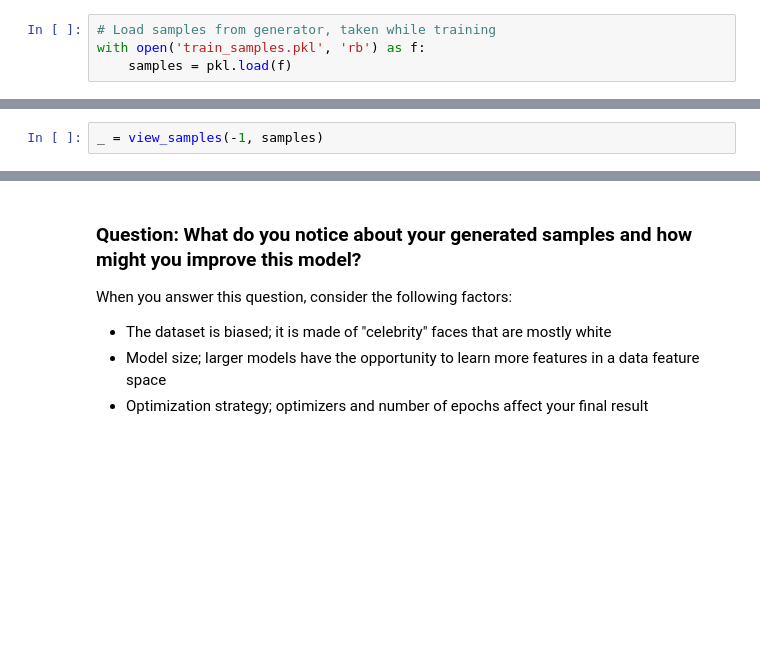
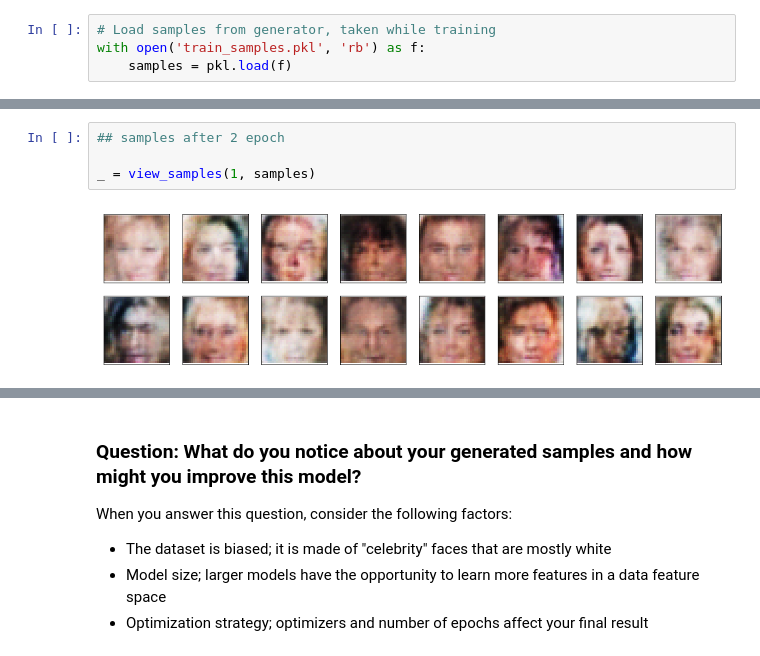
Before and after one commit to abtripathi/generate_faces, a Jupyter notebook: dlnd_face_generation.ipynb, the cells around one changed output, grey strips where cells are left out. Drawn from its saved outputs; the diff is of its cells as text; blank space fills up the shorter version.

```diff
--- a/dlnd_face_generation.ipynb
+++ b/dlnd_face_generation.ipynb
@@ -645,2 +665,6 @@ with open('train_samples.pkl', 'rb') as f:
 # %%
-_ = view_samples(-1, samples)
+## samples after 2 epoch
+
+_ = view_samples(1, samples)
+# %% [output]
+[figure, added]
```
Also changed, not shown: parts of 15 cells of this notebook, 2 other files.
